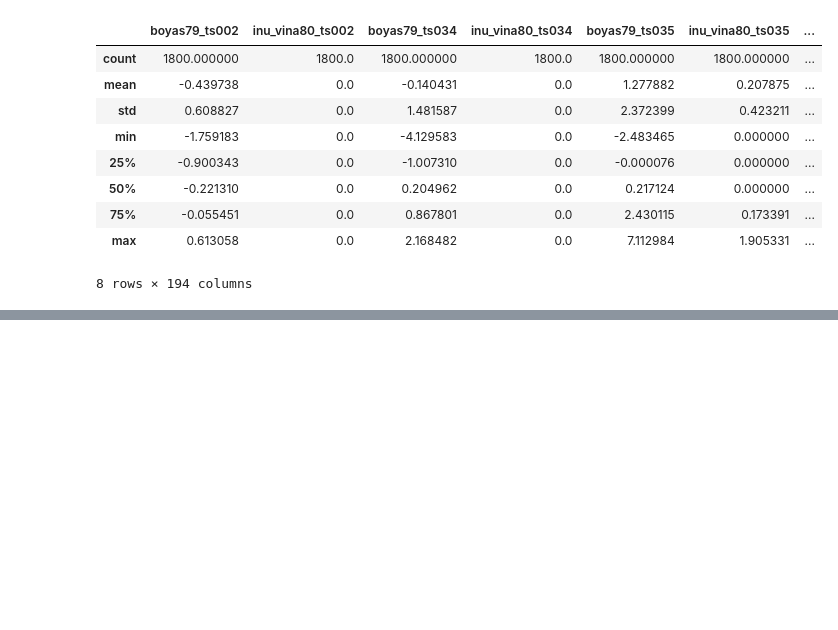
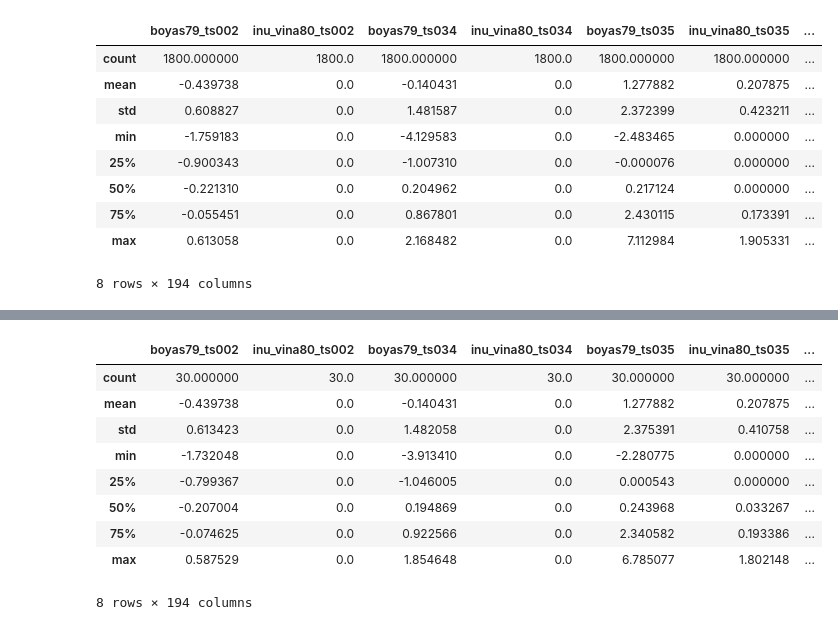
Before and after one commit to jorgenunezc/tsunami-warning, a Jupyter notebook: lstm_hysea.ipynb, the cells around one changed output, grey strips where cells are left out. Saved outputs shown, nothing was run; the diff lists cells and outputs as text; code cells hidden in the pictures; blank space fills up the shorter version.

```diff
--- a/lstm_hysea.ipynb
+++ b/lstm_hysea.ipynb
@@ -105,0 +125,13 @@ Text(0, 0.5, 'Altura de ola [m]')
+# %%
+df.describe()
+# %% [output]
+|  | boyas79_ts002 | inu_vina80_ts002 | boyas79_ts034 | inu_vina80_ts034 | boyas79_ts035 | inu_vina80_ts035 | ... |
+| count | 30.000000 | 30.0 | 30.000000 | 30.0 | 30.000000 | 30.000000 | ... |
+| mean | -0.439738 | 0.0 | -0.140431 | 0.0 | 1.277882 | 0.207875 | ... |
+| std | 0.613423 | 0.0 | 1.482058 | 0.0 | 2.375391 | 0.410758 | ... |
+| min | -1.732048 | 0.0 | -3.913410 | 0.0 | -2.280775 | 0.000000 | ... |
+| 25% | -0.799367 | 0.0 | -1.046005 | 0.0 | 0.000543 | 0.000000 | ... |
+| 50% | -0.207004 | 0.0 | 0.194869 | 0.0 | 0.243968 | 0.033267 | ... |
+| 75% | -0.074625 | 0.0 | 0.922566 | 0.0 | 2.340582 | 0.193386 | ... |
+| max | 0.587529 | 0.0 | 1.854648 | 0.0 | 6.785077 | 1.802148 | ... |
+8 rows × 194 columns
```
Also changed, not shown: parts of 18 cells of this notebook.
